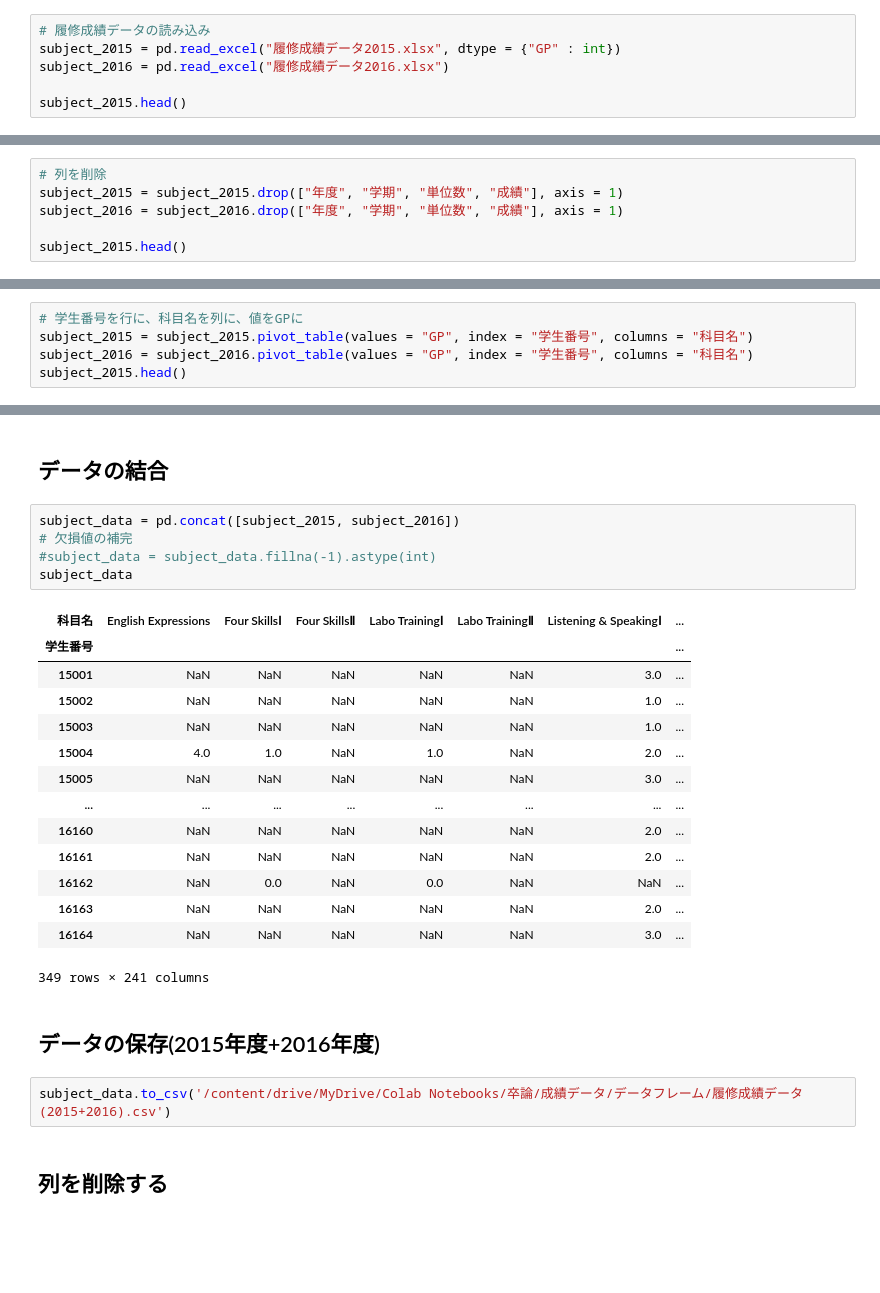
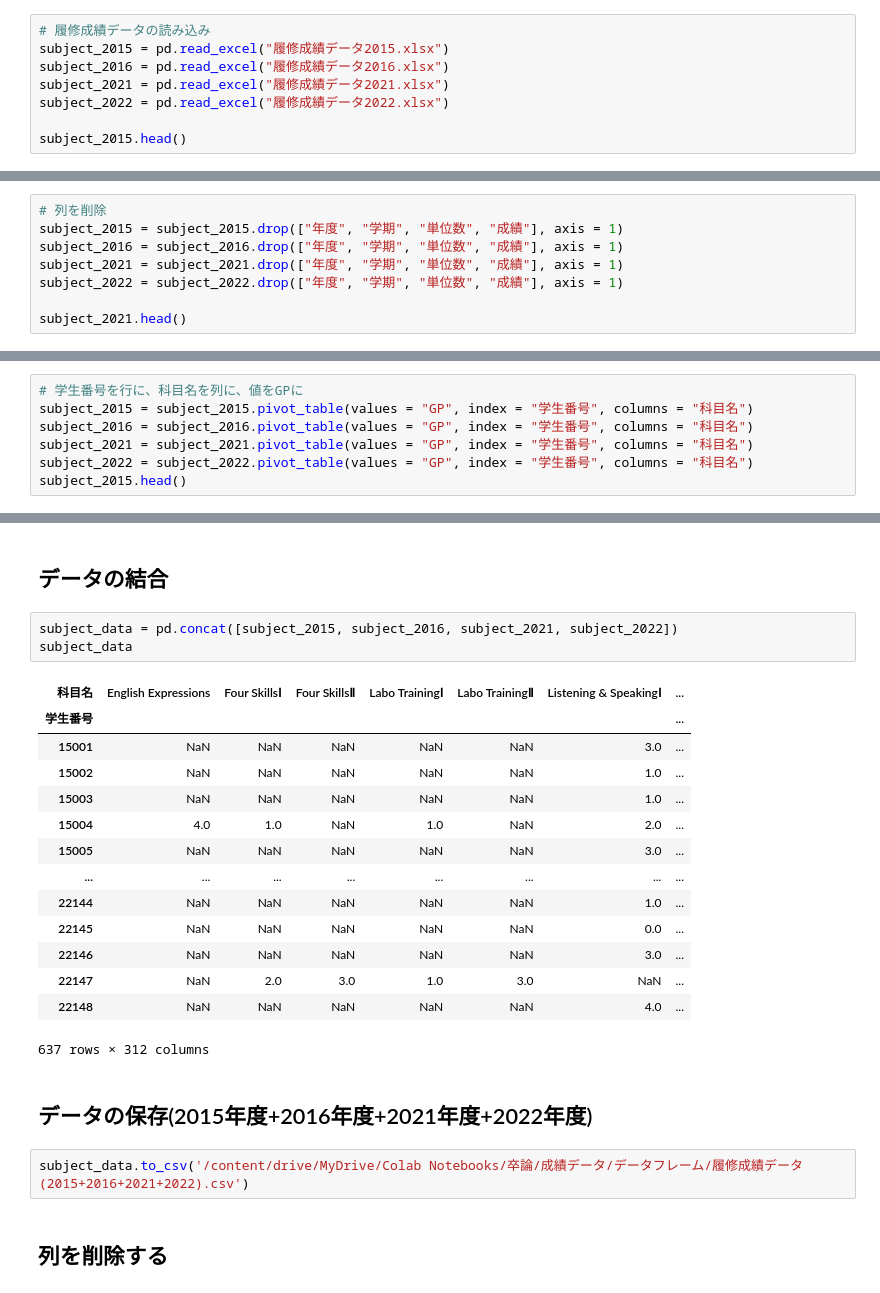
Before and after one commit to ltpdo/GradeData-MachineLearing, a Jupyter notebook: 成績データの仕分け.ipynb, the cells around one changed output, grey strips where cells are left out. Drawn from its saved outputs; the diff is of its cells as text; blank space fills up the shorter version.

```diff
--- a/成績データの仕分け.ipynb
+++ b/成績データの仕分け.ipynb
@@ -52,8 +59,10 @@ os.chdir('/content/drive/MyDrive/Colab Notebooks/卒論/成績データ/')
 Drive already mounted at /content/drive; to attempt to forcibly remount, call drive.mount("/content/drive", force_remount=True).
 # %%
 # 履修成績データの読み込み
-subject_2015 = pd.read_excel("履修成績データ2015.xlsx", dtype = {"GP" : int})
+subject_2015 = pd.read_excel("履修成績データ2015.xlsx")
 subject_2016 = pd.read_excel("履修成績データ2016.xlsx")
+subject_2021 = pd.read_excel("履修成績データ2021.xlsx")
+subject_2022 = pd.read_excel("履修成績データ2022.xlsx")
 
 subject_2015.head()
 # %% [output]
@@ -71,7 +80,9 @@ subject_2015.head()
 # 列を削除
 subject_2015 = subject_2015.drop(["年度", "学期", "単位数", "成績"], axis = 1)
 subject_2016 = subject_2016.drop(["年度", "学期", "単位数", "成績"], axis = 1)
+subject_2021 = subject_2021.drop(["年度", "学期", "単位数", "成績"], axis = 1)
+subject_2022 = subject_2022.drop(["年度", "学期", "単位数", "成績"], axis = 1)
 
-subject_2015.head()
+subject_2021.head()
 # %% [output]
 |  | 学生番号 | 科目名 | GP |
@@ -110,6 +141,8 @@ dtype: object
 # 学生番号を行に、科目名を列に、値をGPに
 subject_2015 = subject_2015.pivot_table(values = "GP", index = "学生番号", columns = "科目名")
 subject_2016 = subject_2016.pivot_table(values = "GP", index = "学生番号", columns = "科目名")
+subject_2021 = subject_2021.pivot_table(values = "GP", index = "学生番号", columns = "科目名")
+subject_2022 = subject_2022.pivot_table(values = "GP", index = "学生番号", columns = "科目名")
 subject_2015.head()
 # %% [output]
 | 科目名 | English Expressions | Four SkillsⅠ | Four SkillsⅡ | Labo TrainingⅠ | Labo TrainingⅡ | Listening & SpeakingⅠ | ... |
@@ -169,29 +204,27 @@ subject_2016.to_csv('/content/drive/MyDrive/Colab Notebooks/卒論/成績デ
 # %% [markdown]
 ## データの結合
 # %%
-subject_data = pd.concat([subject_2015, subject_2016])
-# 欠損値の補完
-#subject_data = subject_data.fillna(-1).astype(int)
+subject_data = pd.concat([subject_2015, subject_2016, subject_2021, subject_2022])
 subject_data
 # %% [output]
 | 科目名 | English Expressions | Four SkillsⅠ | Four SkillsⅡ | Labo TrainingⅠ | Labo TrainingⅡ | Listening & SpeakingⅠ | ... |
 | 学生番号 |  |  |  |  |  |  | ... |
 | 15001 | NaN | NaN | NaN | NaN | NaN | 3.0 | ... |
 | 15002 | NaN | NaN | NaN | NaN | NaN | 1.0 | ... |
 | 15003 | NaN | NaN | NaN | NaN | NaN | 1.0 | ... |
 | 15004 | 4.0 | 1.0 | NaN | 1.0 | NaN | 2.0 | ... |
 | 15005 | NaN | NaN | NaN | NaN | NaN | 3.0 | ... |
 | ... | ... | ... | ... | ... | ... | ... | ... |
-| 16160 | NaN | NaN | NaN | NaN | NaN | 2.0 | ... |
-| 16161 | NaN | NaN | NaN | NaN | NaN | 2.0 | ... |
-| 16162 | NaN | 0.0 | NaN | 0.0 | NaN | NaN | ... |
-| 16163 | NaN | NaN | NaN | NaN | NaN | 2.0 | ... |
-| 16164 | NaN | NaN | NaN | NaN | NaN | 3.0 | ... |
+| 22144 | NaN | NaN | NaN | NaN | NaN | 1.0 | ... |
+| 22145 | NaN | NaN | NaN | NaN | NaN | 0.0 | ... |
+| 22146 | NaN | NaN | NaN | NaN | NaN | 3.0 | ... |
+| 22147 | NaN | 2.0 | 3.0 | 1.0 | 3.0 | NaN | ... |
+| 22148 | NaN | NaN | NaN | NaN | NaN | 4.0 | ... |
-349 rows × 241 columns
+637 rows × 312 columns
 # %% [markdown]
-## データの保存(2015年度+2016年度)
+## データの保存(2015年度+2016年度+2021年度+2022年度)
 # %%
-subject_data.to_csv('/content/drive/MyDrive/Colab Notebooks/卒論/成績データ/データフレーム/履修成績データ(2015+2016).csv')
+subject_data.to_csv('/content/drive/MyDrive/Colab Notebooks/卒論/成績データ/データフレーム/履修成績データ(2015+2016+2021+2022).csv')
 # %% [markdown]
 ## 列を削除する
 # %% [markdown]
```
Also changed, not shown: parts of 89 cells of this notebook.
